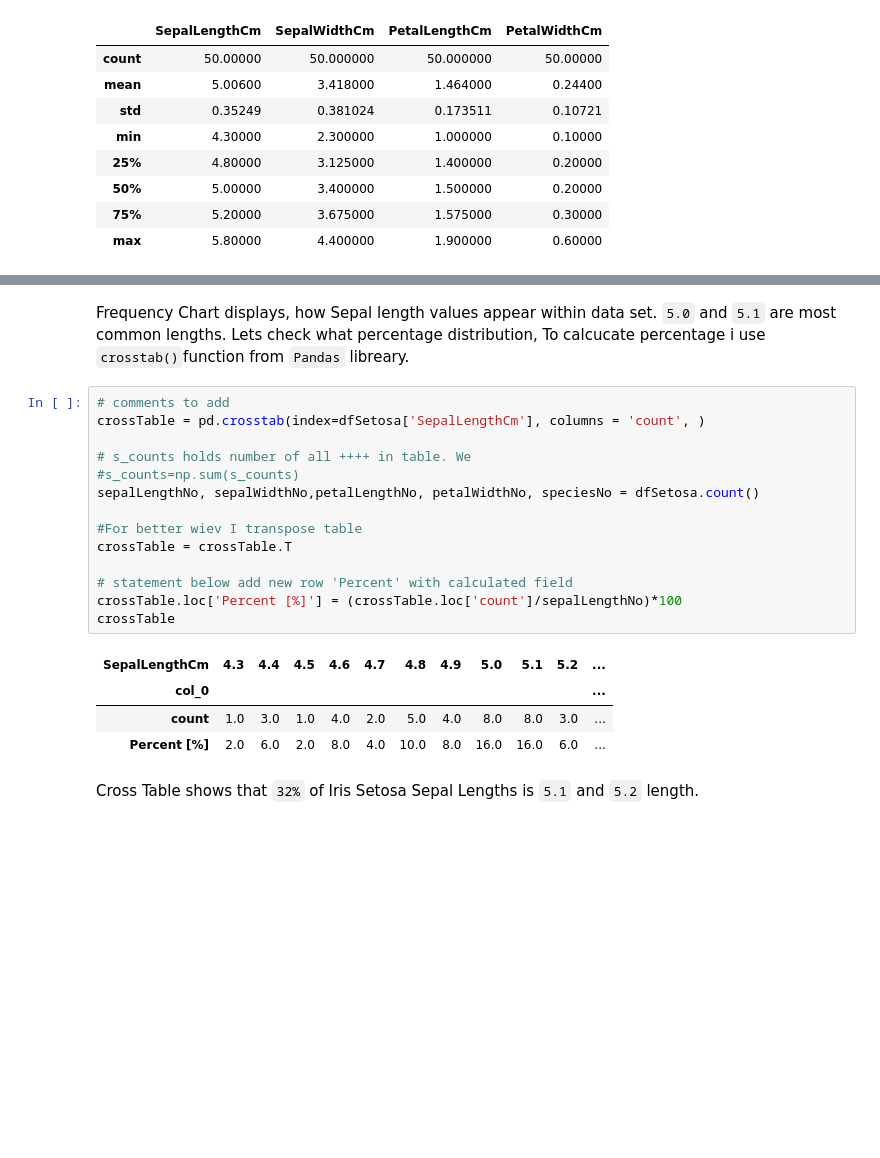
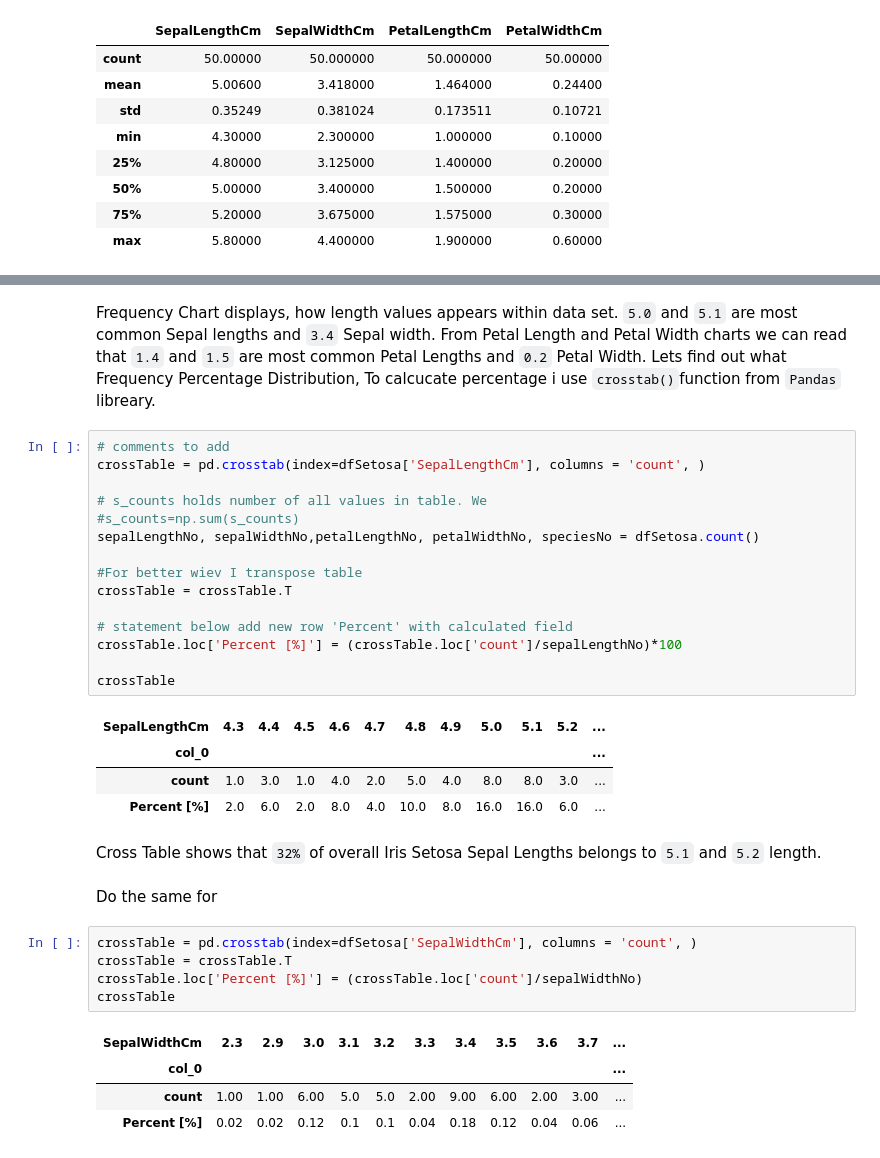
Before and after one commit to Slawak1/pands-project, a Jupyter notebook: IrisProject2019.ipynb, the cells around one changed output, grey strips where cells are left out. Cells and saved outputs as stored; diff of their text form; blank space fills up the shorter version.

Commit message:
cross table calculated

```diff
--- a/IrisProject2019.ipynb
+++ b/IrisProject2019.ipynb
@@ -233,13 +215,14 @@ plt.show()
 <matplotlib.figure.Figure at 0x...>
 [figure]
 # %% [markdown]
-Frequency Chart displays, how Sepal length values appear within data set. `5.0` and `5.1` are most common lengths. Lets check what percentage distribution,
+Frequency Chart displays, how length values appears within data set. `5.0` and `5.1` are most common Sepal lengths and `3.4` Sepal width. From Petal Length and Petal Width charts we can read that `1.4` and `1.5` are most common Petal Lengths and `0.2` Petal Width.
+Lets find out what Frequency Percentage Distribution,
 To calcucate percentage i use `crosstab()`function from `Pandas` libreary.
 # %%
 # comments to add
 crossTable = pd.crosstab(index=dfSetosa['SepalLengthCm'], columns = 'count', )
 
-# s_counts holds number of all ++++ in table. We
+# s_counts holds number of all values in table. We
 #s_counts=np.sum(s_counts)
 sepalLengthNo, sepalWidthNo,petalLengthNo, petalWidthNo, speciesNo = dfSetosa.count()
 
@@ -248,6 +231,7 @@ crossTable = crossTable.T
 
 # statement below add new row 'Percent' with calculated field
 crossTable.loc['Percent [%]'] = (crossTable.loc['count']/sepalLengthNo)*100
+
 crossTable
 # %% [output]
 | SepalLengthCm | 4.3 | 4.4 | 4.5 | 4.6 | 4.7 | 4.8 | 4.9 | 5.0 | 5.1 | 5.2 | ... |
@@ -255,4 +239,16 @@ crossTable
 | count | 1.0 | 3.0 | 1.0 | 4.0 | 2.0 | 5.0 | 4.0 | 8.0 | 8.0 | 3.0 | ... |
 | Percent [%] | 2.0 | 6.0 | 2.0 | 8.0 | 4.0 | 10.0 | 8.0 | 16.0 | 16.0 | 6.0 | ... |
 # %% [markdown]
-Cross Table shows that `32%` of Iris Setosa Sepal Lengths is `5.1` and `5.2` length.
+Cross Table shows that `32%` of overall Iris Setosa Sepal Lengths belongs to `5.1` and `5.2` length.
+# %% [markdown]
+Do the same for
+# %%
+crossTable = pd.crosstab(index=dfSetosa['SepalWidthCm'], columns = 'count', )
+crossTable = crossTable.T
+crossTable.loc['Percent [%]'] = (crossTable.loc['count']/sepalWidthNo)
+crossTable
+# %% [output]
+| SepalWidthCm | 2.3 | 2.9 | 3.0 | 3.1 | 3.2 | 3.3 | 3.4 | 3.5 | 3.6 | 3.7 | ... |
+| col_0 |  |  |  |  |  |  |  |  |  |  | ... |
+| count | 1.00 | 1.00 | 6.00 | 5.0 | 5.0 | 2.00 | 9.00 | 6.00 | 2.00 | 3.00 | ... |
+| Percent [%] | 0.02 | 0.02 | 0.12 | 0.1 | 0.1 | 0.04 | 0.18 | 0.12 | 0.04 | 0.06 | ... |
```
Also changed, not shown: parts of 11 cells of this notebook.
